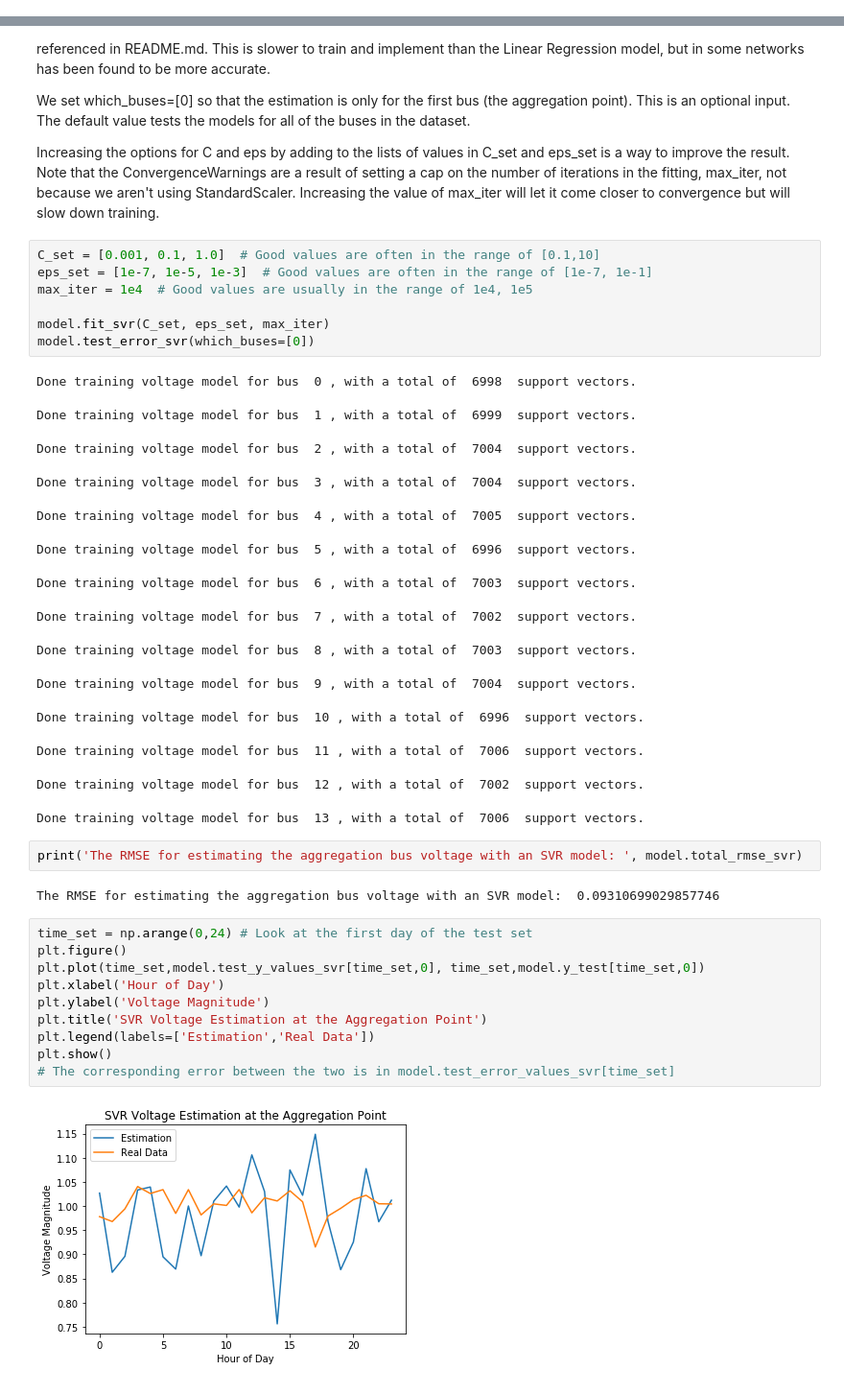
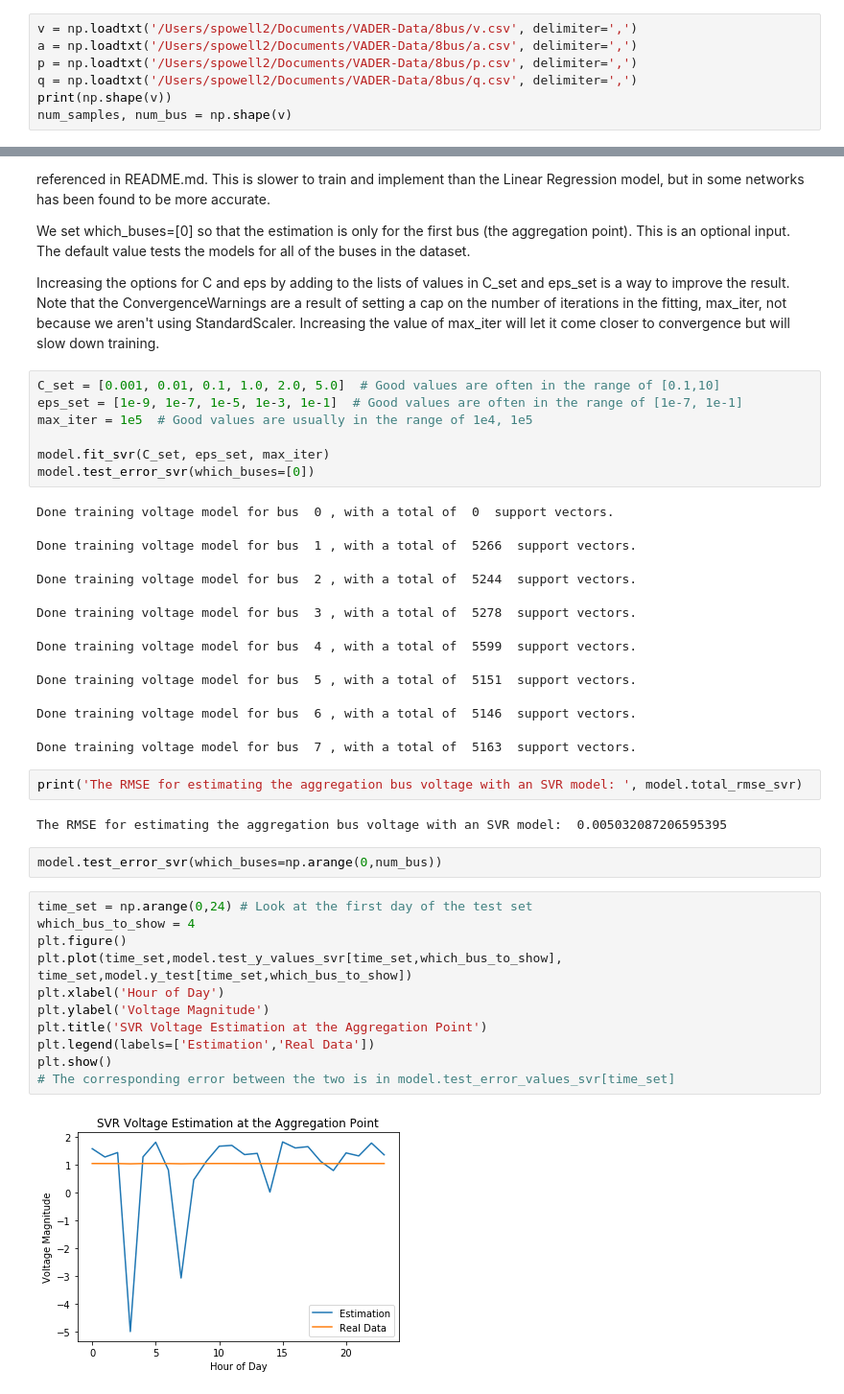
Before and after one commit to slaclab/VADER-Analytics, a Jupyter notebook: mlpowerflow/Voltage_Estimation_Use_Case.ipynb, the cells around one changed output, grey strips where cells are left out. Shown: that part at 96% size. Drawn from its saved outputs; the diff is of its cells as text.

```diff
--- a/mlpowerflow/Voltage_Estimation_Use_Case.ipynb
+++ b/mlpowerflow/Voltage_Estimation_Use_Case.ipynb
@@ -37,0 +38,7 @@ q = np.random.normal(loc=1.0, scale=1.0, size=(num_samples, num_bus)) # Reactive
+# %%
+v = np.loadtxt('/Users/spowell2/Documents/VADER-Data/8bus/v.csv', delimiter=',')
+a = np.loadtxt('/Users/spowell2/Documents/VADER-Data/8bus/a.csv', delimiter=',')
+p = np.loadtxt('/Users/spowell2/Documents/VADER-Data/8bus/p.csv', delimiter=',')
+q = np.loadtxt('/Users/spowell2/Documents/VADER-Data/8bus/q.csv', delimiter=',')
+print(np.shape(v))
+num_samples, num_bus = np.shape(v)
@@ -76,40 +86,37 @@ We set which_buses=[0] so that the estimation is only for the first bus (the agg
 
 Increasing the options for C and eps by adding to the lists of values in C_set and eps_set is a way to improve the result. Note that the ConvergenceWarnings are a result of setting a cap on the number of iterations in the fitting, max_iter, not because we aren't using StandardScaler. Increasing the value of max_iter will let it come closer to convergence but will slow down training.
 # %%
-C_set = [0.001, 0.1, 1.0]  # Good values are often in the range of [0.1,10]
-eps_set = [1e-7, 1e-5, 1e-3]  # Good values are often in the range of [1e-7, 1e-1]
-max_iter = 1e4  # Good values are usually in the range of 1e4, 1e5
+C_set = [0.001, 0.01, 0.1, 1.0, 2.0, 5.0]  # Good values are often in the range of [0.1,10]
+eps_set = [1e-9, 1e-7, 1e-5, 1e-3, 1e-1]  # Good values are often in the range of [1e-7, 1e-1]
+max_iter = 1e5  # Good values are usually in the range of 1e4, 1e5
 
 model.fit_svr(C_set, eps_set, max_iter)
 model.test_error_svr(which_buses=[0])
 # %% [output]
-Done training voltage model for bus  0 , with a total of  6998  support vectors.
+Done training voltage model for bus  0 , with a total of  0  support vectors.
-Done training voltage model for bus  1 , with a total of  6999  support vectors.
+Done training voltage model for bus  1 , with a total of  5266  support vectors.
-Done training voltage model for bus  2 , with a total of  7004  support vectors.
+Done training voltage model for bus  2 , with a total of  5244  support vectors.
-Done training voltage model for bus  3 , with a total of  7004  support vectors.
+Done training voltage model for bus  3 , with a total of  5278  support vectors.
-Done training voltage model for bus  4 , with a total of  7005  support vectors.
+Done training voltage model for bus  4 , with a total of  5599  support vectors.
-Done training voltage model for bus  5 , with a total of  6996  support vectors.
+Done training voltage model for bus  5 , with a total of  5151  support vectors.
-Done training voltage model for bus  6 , with a total of  7003  support vectors.
+Done training voltage model for bus  6 , with a total of  5146  support vectors.
-Done training voltage model for bus  7 , with a total of  7002  support vectors.
+Done training voltage model for bus  7 , with a total of  5163  support vectors.
-Done training voltage model for bus  8 , with a total of  7003  support vectors.
-Done training voltage model for bus  9 , with a total of  7004  support vectors.
-Done training voltage model for bus  10 , with a total of  6996  support vectors.
-Done training voltage model for bus  11 , with a total of  7006  support vectors.
-Done training voltage model for bus  12 , with a total of  7002  support vectors.
-Done training voltage model for bus  13 , with a total of  7006  support vectors.
 # %%
 print('The RMSE for estimating the aggregation bus voltage with an SVR model: ', model.total_rmse_svr)
 # %% [output]
-The RMSE for estimating the aggregation bus voltage with an SVR model:  0.09310699029857746
+The RMSE for estimating the aggregation bus voltage with an SVR model:  0.005032087206595395
+# %%
+model.test_error_svr(which_buses=np.arange(0,num_bus))
 # %%
 time_set = np.arange(0,24) # Look at the first day of the test set
+which_bus_to_show = 4
 plt.figure()
-plt.plot(time_set,model.test_y_values_svr[time_set,0], time_set,model.y_test[time_set,0])
+plt.plot(time_set,model.test_y_values_svr[time_set,which_bus_to_show], time_set,model.y_test[time_set,which_bus_to_show])
 plt.xlabel('Hour of Day')
 plt.ylabel('Voltage Magnitude')
 plt.title('SVR Voltage Estimation at the Aggregation Point')
 plt.legend(labels=['Estimation','Real Data'])
 plt.show()
 # The corresponding error between the two is in model.test_error_values_svr[time_set]
 # %% [output]
-[figure, old version]
+[figure, new version]
```
Also changed, not shown: parts of 4 cells of this notebook, 4 other files.
